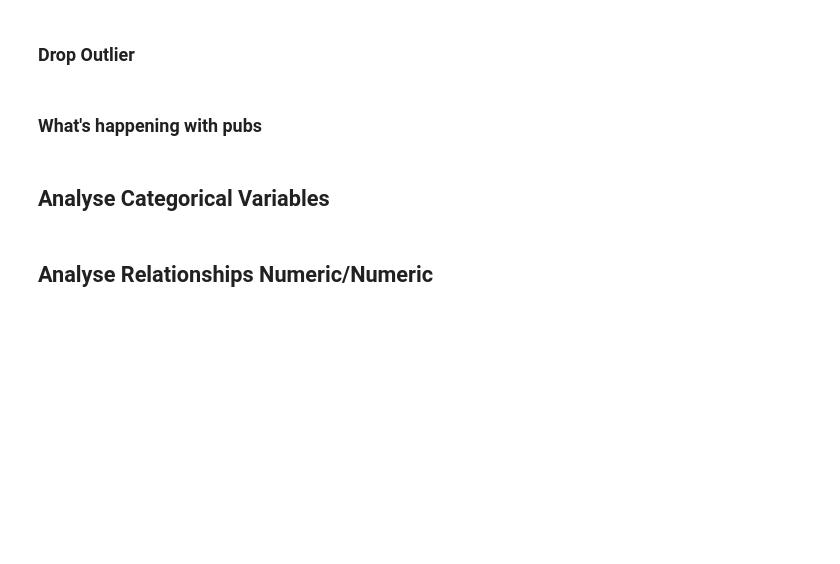
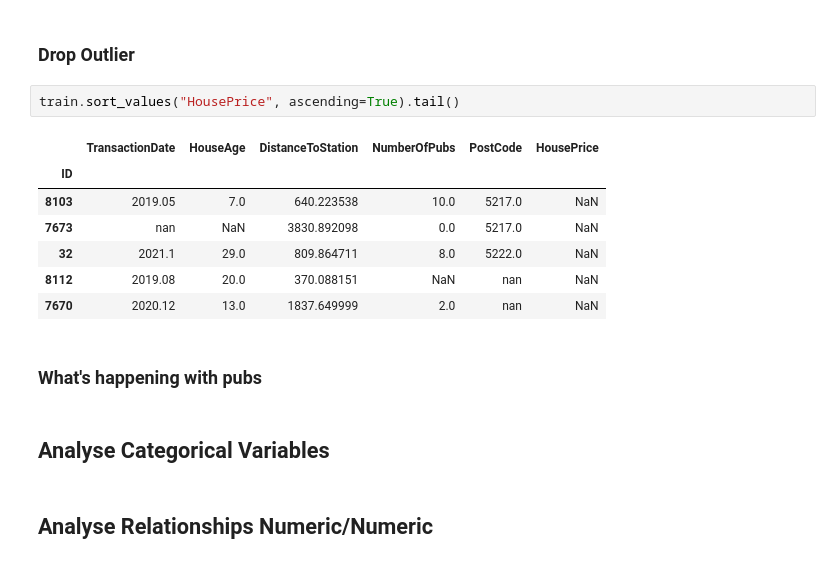
Before and after one commit to hypergalois/HousePricePredictionAPI, a Jupyter notebook: Regression.ipynb, the cells around one changed output. Cells and saved outputs as stored; diff of their text form; blank space fills up the shorter version.

```diff
--- a/Regression.ipynb
+++ b/Regression.ipynb
@@ -174,5 +184,15 @@ dtype: object
 # %% [markdown]
 ### Drop Outlier
+# %%
+train.sort_values("HousePrice", ascending=True).tail()
+# %% [output]
+|  | TransactionDate | HouseAge | DistanceToStation | NumberOfPubs | PostCode | HousePrice |
+| ID |  |  |  |  |  |  |
+| 8103 | 2019.05 | 7.0 | 640.223538 | 10.0 | 5217.0 | NaN |
+| 7673 | nan | NaN | 3830.892098 | 0.0 | 5217.0 | NaN |
+| 32 | 2021.1 | 29.0 | 809.864711 | 8.0 | 5222.0 | NaN |
+| 8112 | 2019.08 | 20.0 | 370.088151 | NaN | nan | NaN |
+| 7670 | 2020.12 | 13.0 | 1837.649999 | 2.0 | nan | NaN |
 # %% [markdown]
 ### What's happening with pubs
 # %% [markdown]
```
Also changed, not shown: parts of 2 cells of this notebook.
